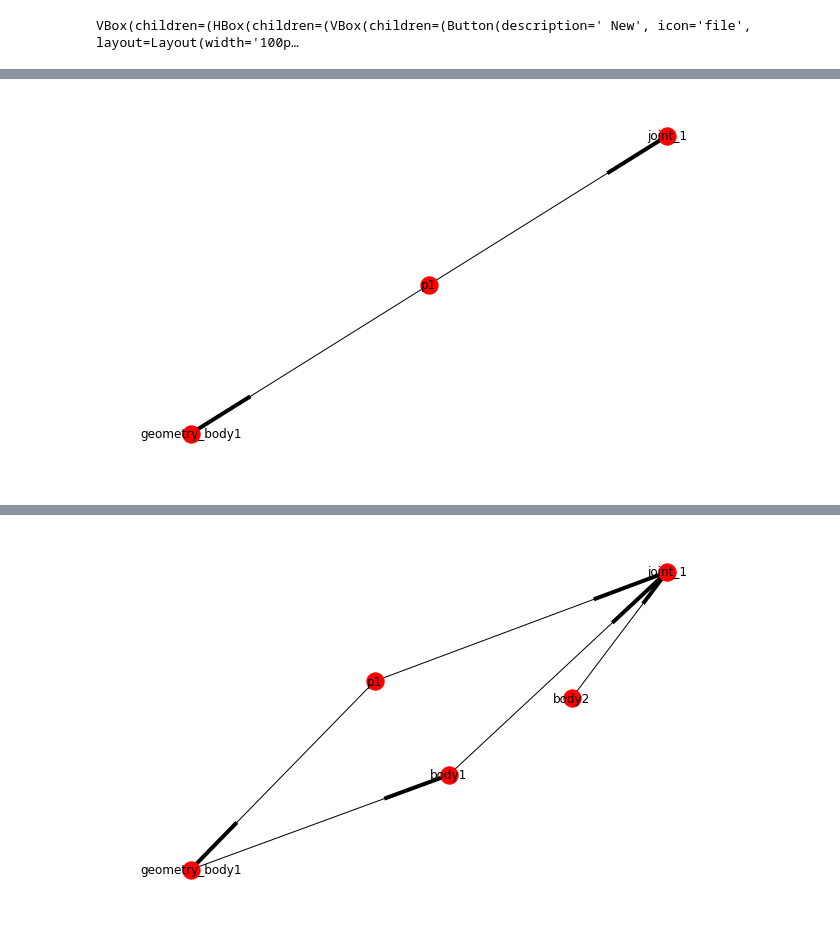
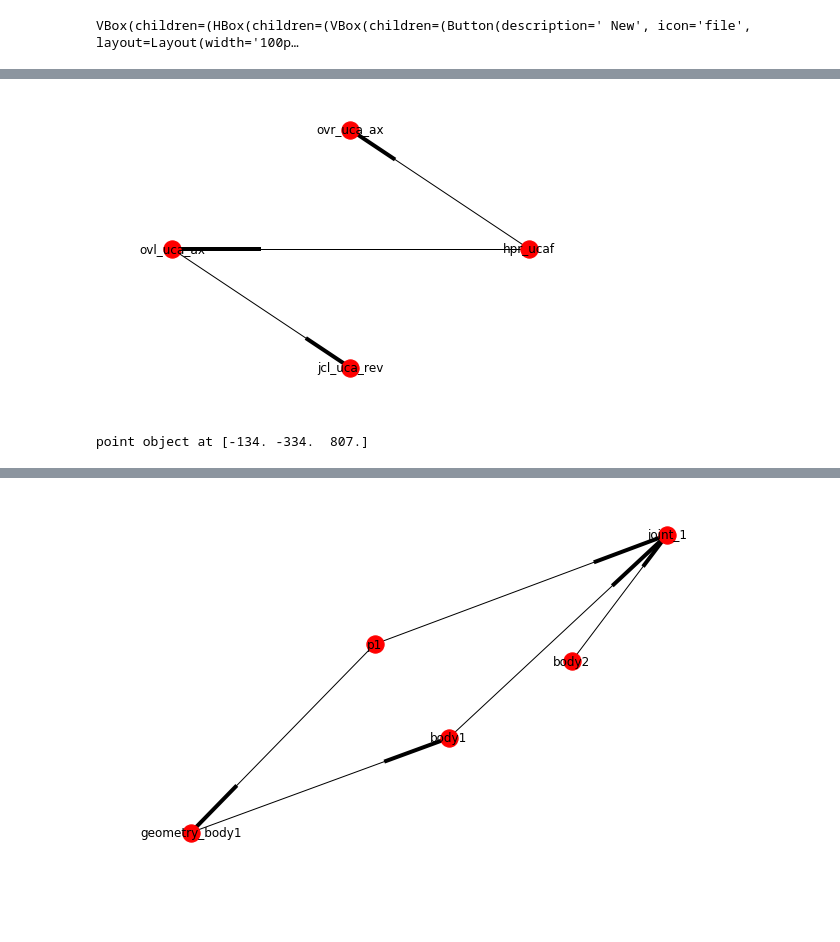
Before and after one commit to khaledghobashy/asurt_cdt, a Jupyter notebook: model_builder.ipynb, the cells around one changed output, grey strips where cells are left out. Cells and saved outputs as stored; diff of their text form; code cells hidden in the pictures; blank space fills up the shorter version.

```diff
--- a/model_builder.ipynb
+++ b/model_builder.ipynb
@@ -40,14 +43,12 @@ nx.Graph()
+# %%
+nx.draw_circular(nx.DiGraph(nx.edge_dfs(m.data_flow,'hpr_ucaf')),with_labels=True)
+plt.show()
+# %% [output]
+[figure, added]
+# %%
+m.points[0]
+# %% [output]
+point object at [-134. -334.  807.]
 # %%
 import networkx as nx
 import matplotlib.pyplot as plt
-# %%
-dep = nx.DiGraph()
-dep.add_node('p1')
-dep.add_edge('p1','geometry_body1')
-dep.add_edge('p1','joint_1')
-
-plt.figure(figsize=(8,5))
-nx.draw_spring(dep,with_labels=True)
-plt.show()
-# %% [output]
-[figure, removed]
```
Also changed, not shown: parts of 7 cells of this notebook, 3 other files.
